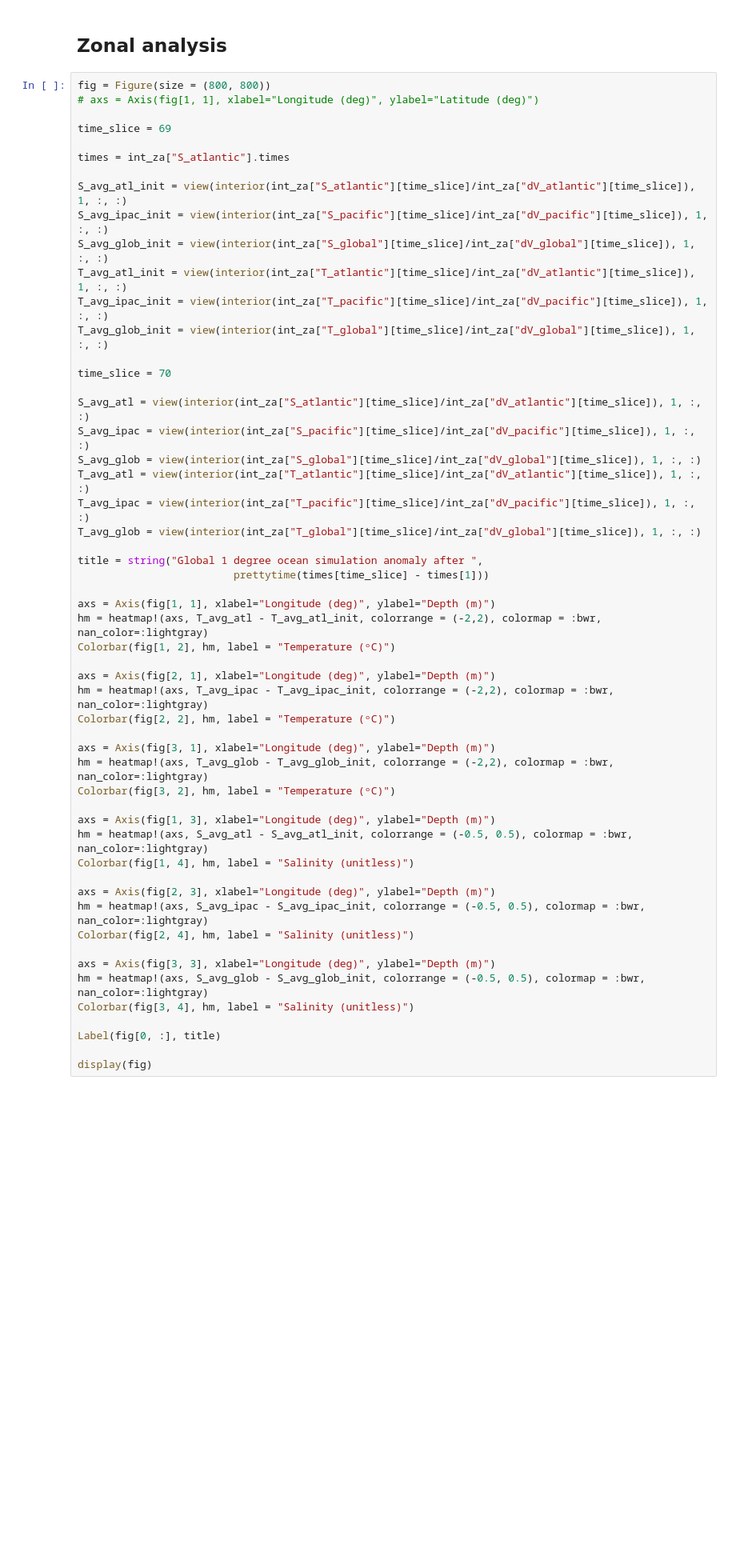
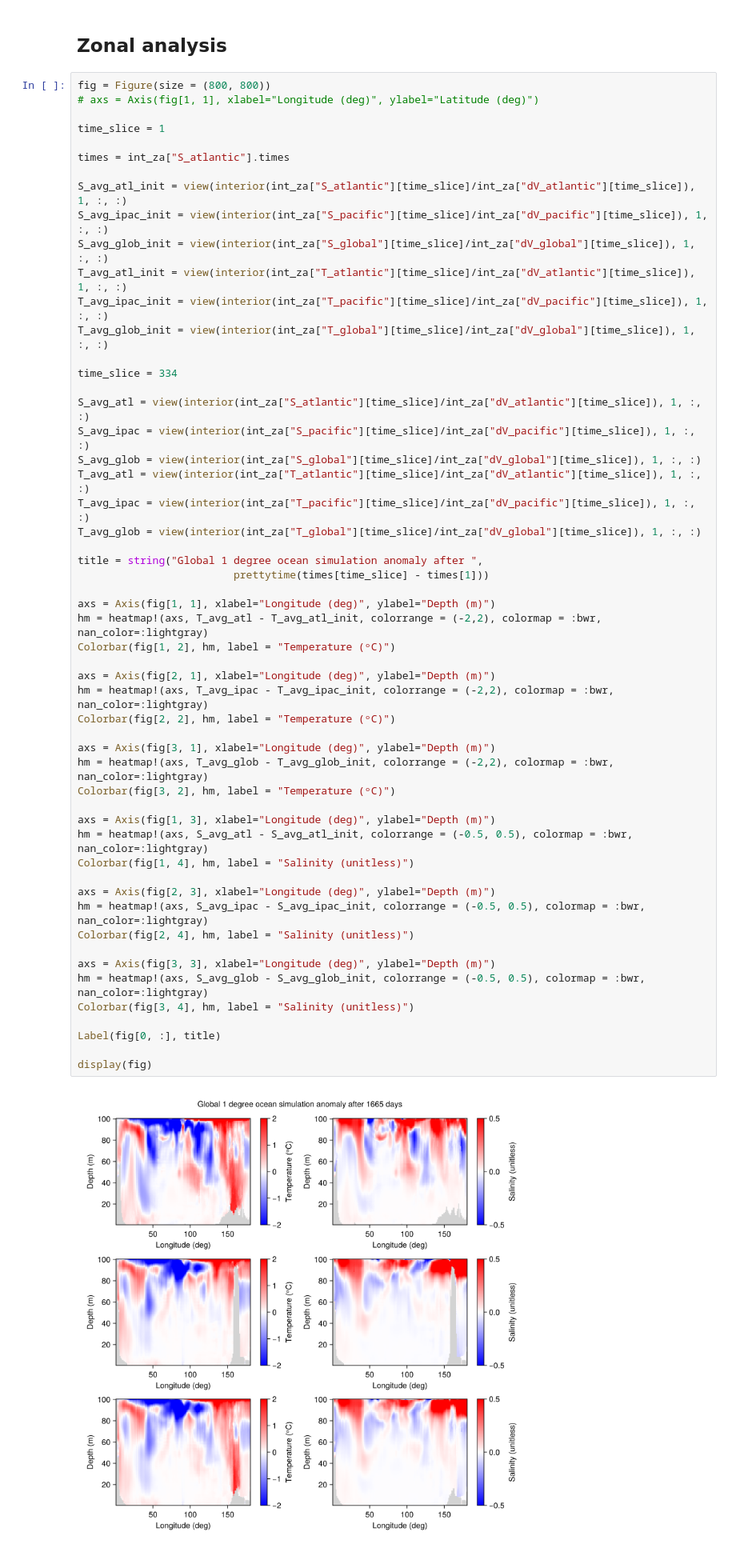
Before and after one commit to taimoorsohail/ocean-ensembles, a Jupyter notebook: notebooks/GPU_run_check.ipynb, the cells around one changed output. Shown at 80% size. Drawn from its saved outputs; the diff is of its cells as text; blank space fills up the shorter version.

```diff
--- a/notebooks/GPU_run_check.ipynb
+++ b/notebooks/GPU_run_check.ipynb
@@ -177,7 +176,7 @@ LoadError: KeyError: key "S_atlantic" not found
 fig = Figure(size = (800, 800))
 # axs = Axis(fig[1, 1], xlabel="Longitude (deg)", ylabel="Latitude (deg)")
 
-time_slice = 69
+time_slice = 1
 
 times = int_za["S_atlantic"].times
 
@@ -188,7 +187,7 @@ T_avg_atl_init = view(interior(int_za["T_atlantic"][time_slice]/int_za["dV_atlan
 T_avg_ipac_init = view(interior(int_za["T_pacific"][time_slice]/int_za["dV_pacific"][time_slice]), 1, :, :)
 T_avg_glob_init = view(interior(int_za["T_global"][time_slice]/int_za["dV_global"][time_slice]), 1, :, :)
 
-time_slice = 70
+time_slice = 334
 
 S_avg_atl = view(interior(int_za["S_atlantic"][time_slice]/int_za["dV_atlantic"][time_slice]), 1, :, :)
 S_avg_ipac = view(interior(int_za["S_pacific"][time_slice]/int_za["dV_pacific"][time_slice]), 1, :, :)
@@ -201,30 +200,31 @@ title = string("Global 1 degree ocean simulation anomaly after ",
                          prettytime(times[time_slice] - times[1]))
 
 axs = Axis(fig[1, 1], xlabel="Longitude (deg)", ylabel="Depth (m)")
 hm = heatmap!(axs, T_avg_atl - T_avg_atl_init, colorrange = (-2,2), colormap = :bwr, nan_color=:lightgray)
 Colorbar(fig[1, 2], hm, label = "Temperature (ᵒC)")
 
 axs = Axis(fig[2, 1], xlabel="Longitude (deg)", ylabel="Depth (m)")
 hm = heatmap!(axs, T_avg_ipac - T_avg_ipac_init, colorrange = (-2,2), colormap = :bwr, nan_color=:lightgray)
 Colorbar(fig[2, 2], hm, label = "Temperature (ᵒC)")
 
 axs = Axis(fig[3, 1], xlabel="Longitude (deg)", ylabel="Depth (m)")
 hm = heatmap!(axs, T_avg_glob - T_avg_glob_init, colorrange = (-2,2), colormap = :bwr, nan_color=:lightgray)
 Colorbar(fig[3, 2], hm, label = "Temperature (ᵒC)")
 
 axs = Axis(fig[1, 3], xlabel="Longitude (deg)", ylabel="Depth (m)")
 hm = heatmap!(axs, S_avg_atl - S_avg_atl_init, colorrange = (-0.5, 0.5), colormap = :bwr, nan_color=:lightgray)
 Colorbar(fig[1, 4], hm, label = "Salinity (unitless)")
 
 axs = Axis(fig[2, 3], xlabel="Longitude (deg)", ylabel="Depth (m)")
 hm = heatmap!(axs, S_avg_ipac - S_avg_ipac_init, colorrange = (-0.5, 0.5), colormap = :bwr, nan_color=:lightgray)
 Colorbar(fig[2, 4], hm, label = "Salinity (unitless)")
 
 axs = Axis(fig[3, 3], xlabel="Longitude (deg)", ylabel="Depth (m)")
 hm = heatmap!(axs, S_avg_glob - S_avg_glob_init, colorrange = (-0.5, 0.5), colormap = :bwr, nan_color=:lightgray)
 Colorbar(fig[3, 4], hm, label = "Salinity (unitless)")
 
 Label(fig[0, :], title)
 
 display(fig)
 # %% [output]
+[figure, added]
```
Also changed, not shown: parts of 12 cells of this notebook, 3 other files.
